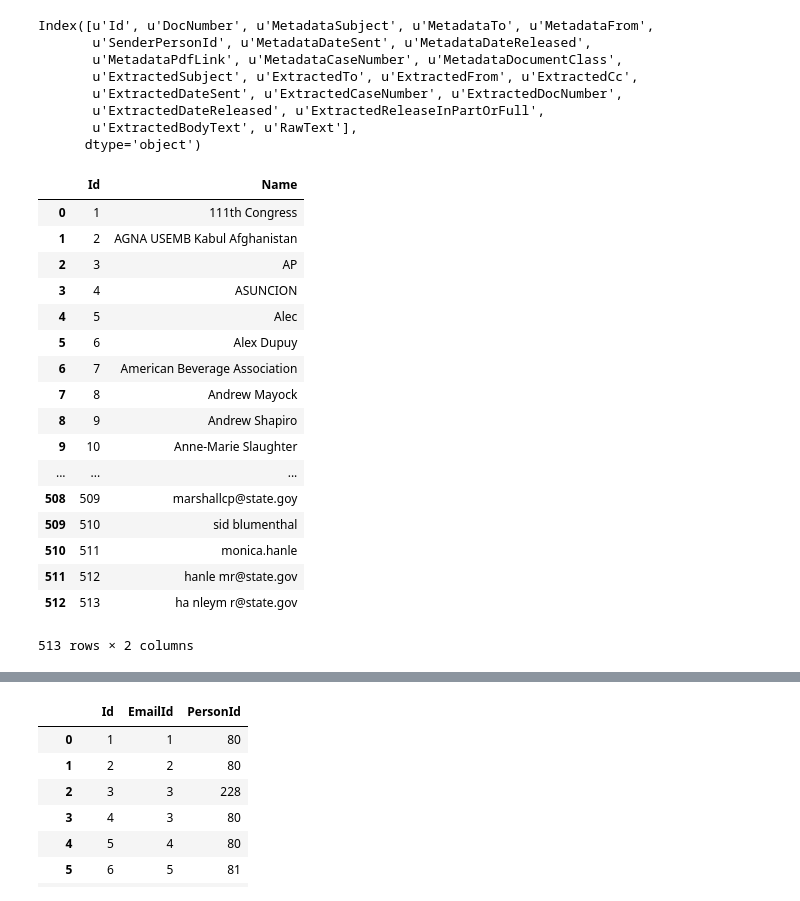
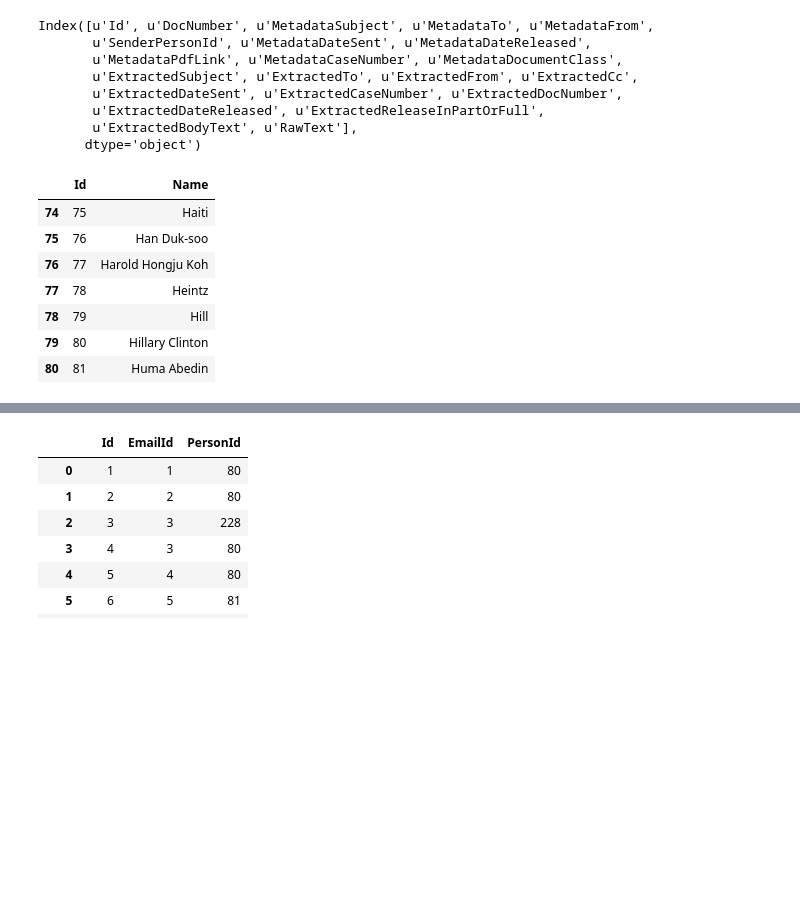
Before and after one commit to skasim/hrc_emails, a Jupyter notebook: hrc_emails.ipynb, the cells around one changed output, grey strips where cells are left out. Saved outputs shown, nothing was run; the diff lists cells and outputs as text; code cells hidden in the pictures; blank space fills up the shorter version.

```diff
--- a/hrc_emails.ipynb
+++ b/hrc_emails.ipynb
@@ -16,25 +16,16 @@ Index([u'Id', u'DocNumber', u'MetadataSubject', u'MetadataTo', u'MetadataFrom',
       dtype='object')
 # %%
 persons_df = pd.read_csv('data_files/Persons.csv')
-persons_df
+#persons_df[persons_df['Name']=='mitchell george']
+persons_df[persons_df.Name.str.startswith('H')]
 # %% [output]
 |  | Id | Name |
-| 0 | 1 | 111th Congress |
-| 1 | 2 | AGNA USEMB Kabul Afghanistan |
-| 2 | 3 | AP |
-| 3 | 4 | ASUNCION |
-| 4 | 5 | Alec |
-| 5 | 6 | Alex Dupuy |
-| 6 | 7 | American Beverage Association |
-| 7 | 8 | Andrew Mayock |
-| 8 | 9 | Andrew Shapiro |
-| 9 | 10 | Anne-Marie Slaughter |
-| ... | ... | ... |
-| 508 | 509 | marshallcp@state.goy |
-| 509 | 510 | sid blumenthal |
-| 510 | 511 | monica.hanle |
-| 511 | 512 | hanle mr@state.gov |
-| 512 | 513 | ha nleym r@state.gov |
+| 74 | 75 | Haiti |
+| 75 | 76 | Han Duk-soo |
+| 76 | 77 | Harold Hongju Koh |
+| 77 | 78 | Heintz |
+| 78 | 79 | Hill |
+| 79 | 80 | Hillary Clinton |
+| 80 | 81 | Huma Abedin |
-513 rows × 2 columns
 # %%
 aliases_df = pd.read_csv('data_files/Aliases.csv')
```
Also changed, not shown: parts of 2 cells of this notebook, 1 other file.
